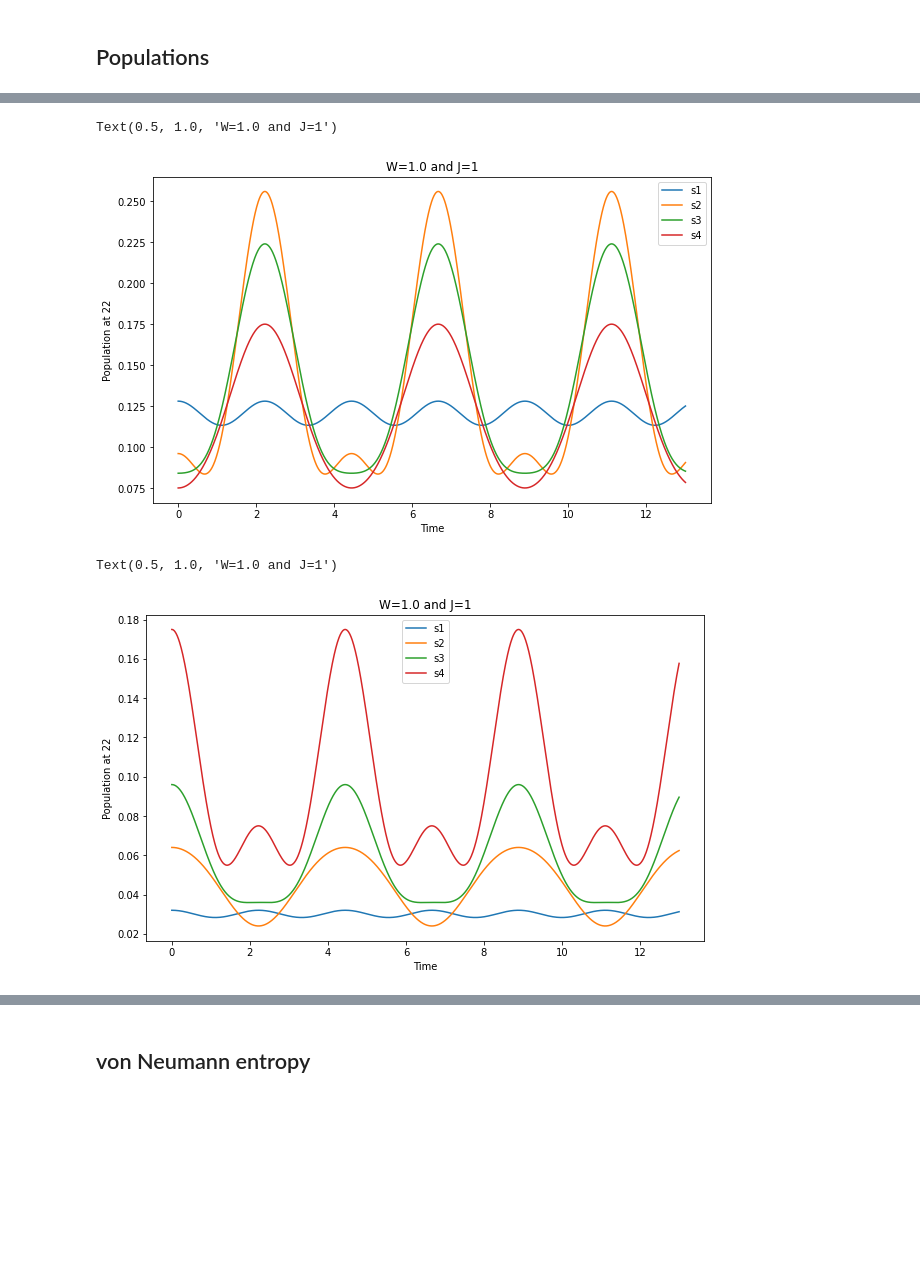
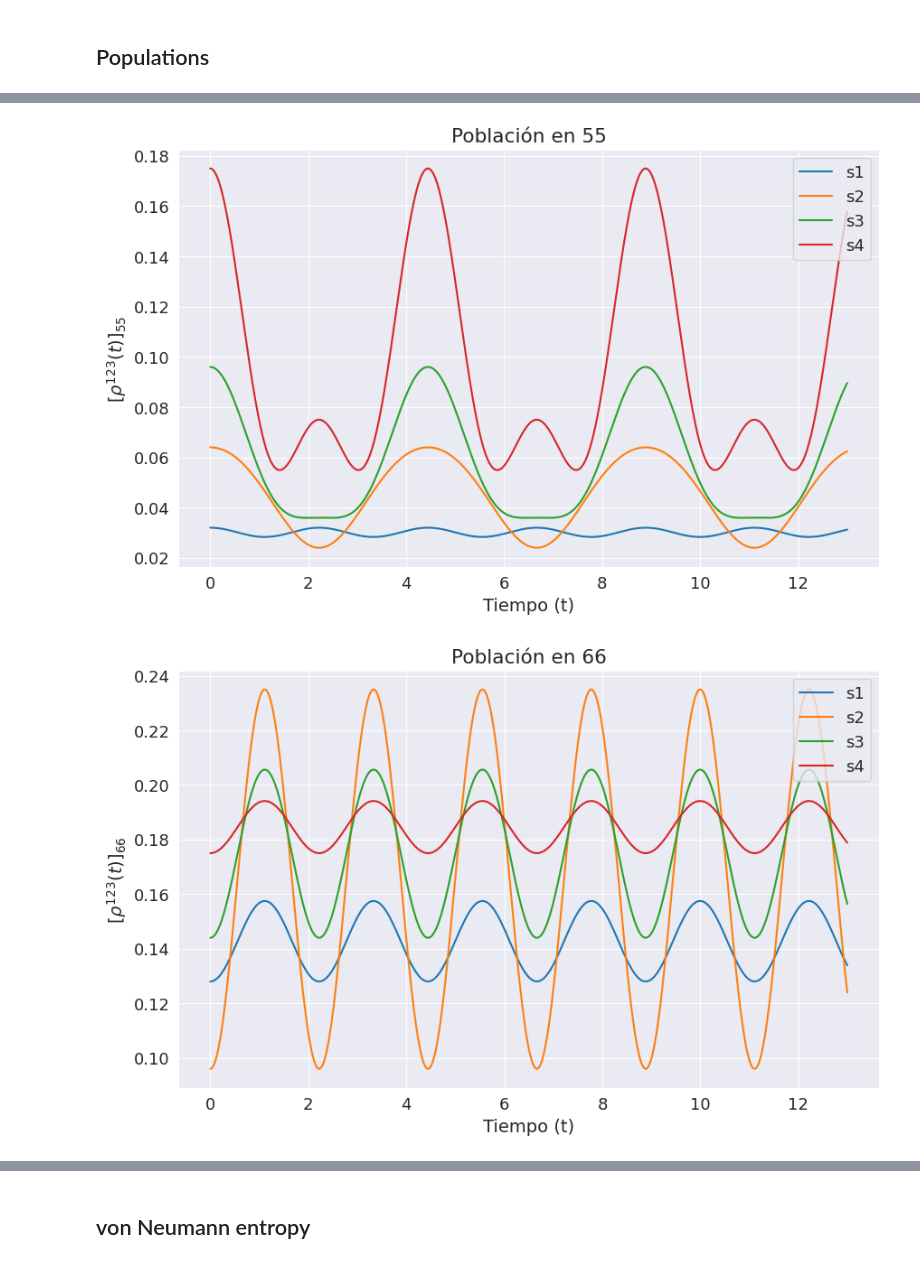
Before and after one commit to ferBV/Spin-chains, a Jupyter notebook: Heisenberg XX.ipynb, the cells around one changed output, grey strips where cells are left out. Saved outputs shown, nothing was run; the diff lists cells and outputs as text; code cells hidden in the pictures; blank space fills up the shorter version.

```diff
--- a/Heisenberg XX.ipynb
+++ b/Heisenberg XX.ipynb
@@ -7,6 +14,14 @@ from qutip import *
 from scipy import constants
 import math as m
 from qutip import superoperator
+# %%
+## Style of plots
+sns.set_style('darkgrid') # darkgrid, white grid, dark, white and ticksplt.rc('axes', titlesize=18)     # fontsize of the axes title
+plt.rc('axes', labelsize=14)    # fontsize of the x and y labels
+plt.rc('xtick', labelsize=13)    # fontsize of the tick labels
+plt.rc('ytick', labelsize=13)    # fontsize of the tick labels
+plt.rc('legend', fontsize=13)    # legend fontsize
+plt.rc('font', size=13)          # controls default text sizes
 # %% [markdown]
 # Only Spins
 # %%
@@ -58,8 +73,8 @@ for n in range(N - 1):
     H_j += -0.5 * J[n] * sx_list[n] * sx_list[n + 1]
     H_j += -0.5 * J[n] * sy_list[n] * sy_list[n + 1]
 
-for i in range(N):
-    H_w += w[i] * (sz_list[i] * sz_list[i])
+#for i in range(N):
+#    H_w += w[i] * (sz_list[i] * sz_list[i])
 
 H = H_j + H_w
 
@@ -171,33 +248,33 @@ Text(0.5, 1.0, 'W=1.0 and J=1')
 # %%
-# Population at 44
+# Population at 55
 fig, ax = plt.subplots(figsize=(10,6))
 
-ax.plot(list(tlist), population_s1[:,3] , label="s1")
-ax.plot(list(tlist), population_s2[:,3] , label="s2")
-ax.plot(list(tlist), population_s3[:,3] , label="s3")
-ax.plot(list(tlist), population_s4[:,3] , label="s4")
+ax.plot(list(tlist), population_s1[:,4] , label="s1")
+ax.plot(list(tlist), population_s2[:,4] , label="s2")
+ax.plot(list(tlist), population_s3[:,4] , label="s3")
+ax.plot(list(tlist), population_s4[:,4] , label="s4")
 
-ax.legend(loc=0)
-ax.set_xlabel(r'Time')
-ax.set_ylabel(r'Population at 22')
-ax.set_title(f"W={w[0]} and J={J[0]}")
+ax.legend(loc=1)
+ax.set_xlabel(r'Tiempo (t)')
+ax.set_ylabel(r'$[\rho^{123}(t)]_{55}$')
+ax.set_title(f"Población en 55")
+plt.savefig("Population55")
 # %% [output]
-Text(0.5, 1.0, 'W=1.0 and J=1')
-[figure, old version]
+[figure, new version]
 # %%
-# Population at 44
+# Population at 66
 fig, ax = plt.subplots(figsize=(10,6))
 
-ax.plot(list(tlist), population_s1[:,4] , label="s1")
-ax.plot(list(tlist), population_s2[:,4] , label="s2")
-ax.plot(list(tlist), population_s3[:,4] , label="s3")
-ax.plot(list(tlist), population_s4[:,4] , label="s4")
+ax.plot(list(tlist), population_s1[:,5] , label="s1")
+ax.plot(list(tlist), population_s2[:,5] , label="s2")
+ax.plot(list(tlist), population_s3[:,5] , label="s3")
+ax.plot(list(tlist), population_s4[:,5] , label="s4")
 
-ax.legend(loc=0)
-ax.set_xlabel(r'Time')
-ax.set_ylabel(r'Population at 22')
-ax.set_title(f"W={w[0]} and J={J[0]}")
+ax.legend(loc=1)
+ax.set_xlabel(r'Tiempo (t)')
+ax.set_ylabel(r'$[\rho^{123}(t)]_{66}$')
+ax.set_title(f"Población en 66")
+plt.savefig("Population66")
 # %% [output]
-Text(0.5, 1.0, 'W=1.0 and J=1')
-[figure, old version]
+[figure, new version]
 # %%
```
Also changed, not shown: parts of 53 cells of this notebook, 2 other files.
